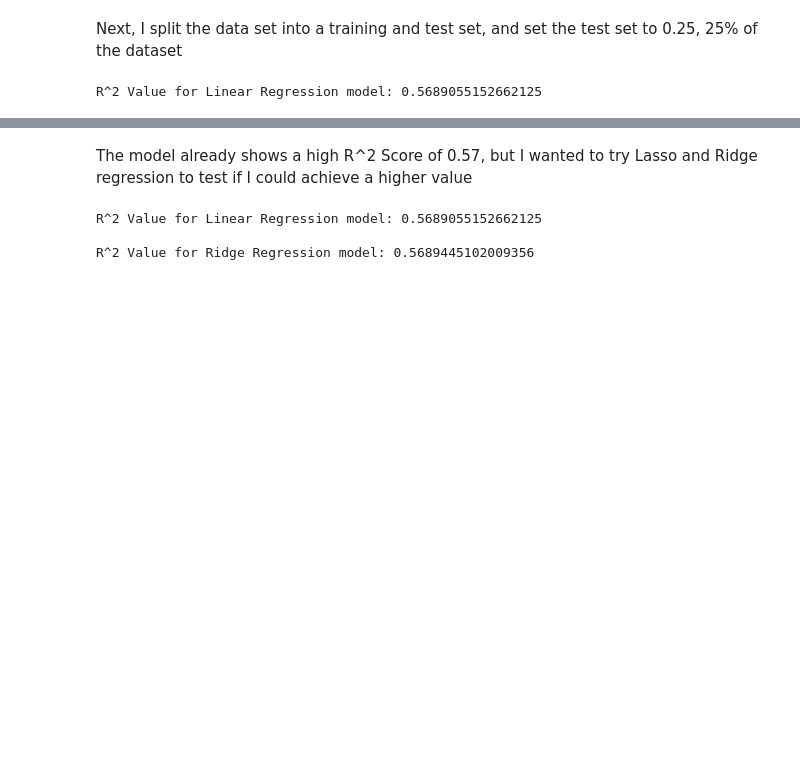
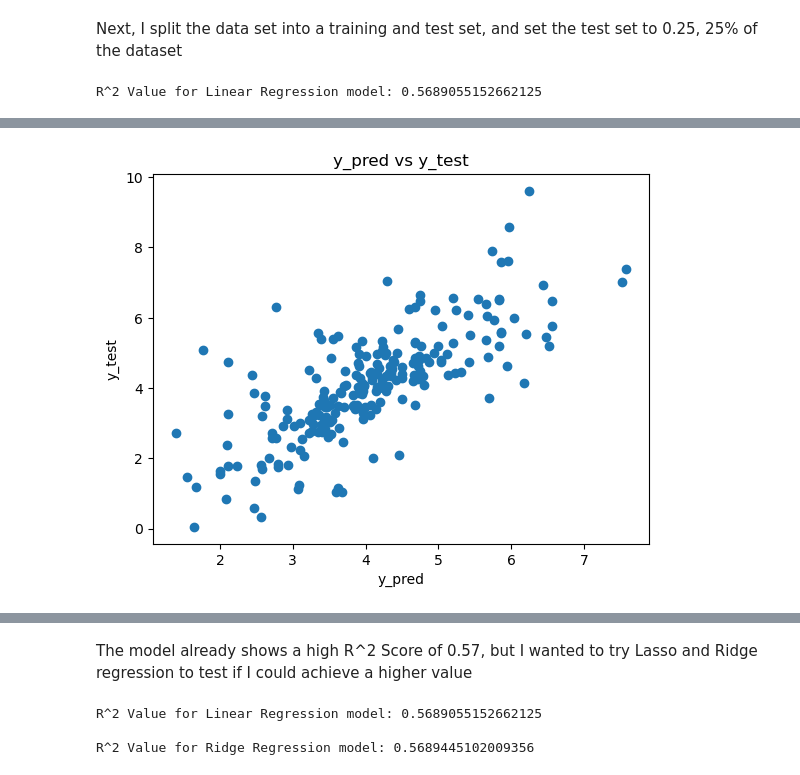
Before and after one commit to ZSyed512/TEP-Fish-Toxicity-Analysis, a Jupyter notebook: notebooks/LinearRegression.ipynb, the cells around one changed output, grey strips where cells are left out. Saved outputs shown, nothing was run; the diff lists cells and outputs as text; code cells hidden in the pictures; blank space fills up the shorter version.

```diff
--- a/notebooks/LinearRegression.ipynb
+++ b/notebooks/LinearRegression.ipynb
@@ -75,2 +78,10 @@ plt.plot(np.sort(X_test["MLOGP"], axis=0),np.sort(y_pred, axis=0))
+# %%
+plt.scatter(y_pred, y_test)
+plt.xlabel("y_pred")
+plt.ylabel("y_test")
+plt.title("y_pred vs y_test")
+plt.show()
+# %% [output]
+[figure, added]
 # %%
 residual = y_test-y_pred
```
Also changed, not shown: parts of 5 cells of this notebook.
